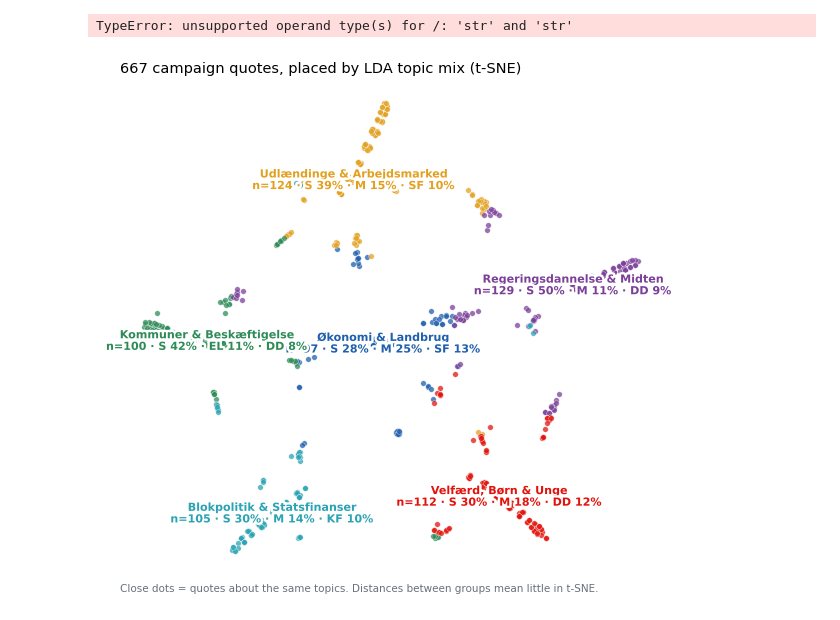
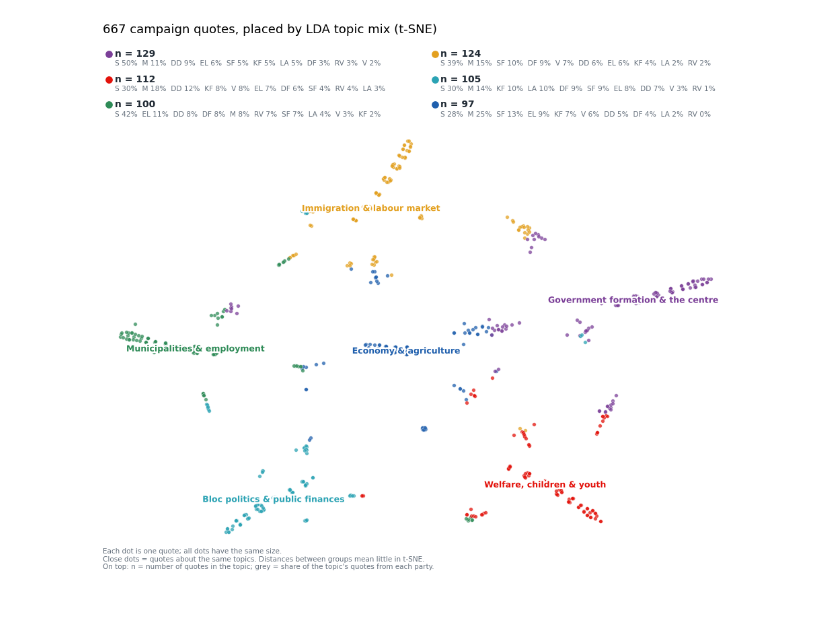
Before and after one commit to Signedue/Politics-Network, a Jupyter notebook: notebooks/HvadDeSiger/HvadDeSiger.ipynb, the cells around one changed output. Drawn from its saved outputs; the diff is of its cells as text; code cells hidden in the pictures.

```diff
--- a/notebooks/HvadDeSiger/HvadDeSiger.ipynb
+++ b/notebooks/HvadDeSiger/HvadDeSiger.ipynb
@@ -1,5 +1,5 @@
 # %%
-# --- t-SNE of the campaign quotes (LDA), same as the atlas – static version ---
+# --- t-SNE of the campaign quotes (LDA), same as the atlas – static version (English) ---
 import ast
 from pathlib import Path
 import numpy as np
@@ -10,9 +10,10 @@ from sklearn.feature_extraction.text import CountVectorizer
 from sklearn.decomposition import LatentDirichletAllocation
 from sklearn.manifold import TSNE
 
+project_root = Path("/Users/salmahirsi/Documents/GitHub/Politics-Network")
 
 # 1. Same data, stopwords and LDA as tfidf.ipynb, so the topics are the atlas topics
-df = pd.read_csv("/Users/salmahirsi/Documents/GitHub/Politics-Network/data/tokenized_citater.csv")
+df = pd.read_csv(project_root / "data" / "tokenized_citater.csv")
 df["tokens"] = df["tokens"].apply(lambda v: ast.literal_eval(v) if isinstance(v, str) else [])
 df = df.dropna(subset=["parti"])
 df = df[df["tokens"].map(len) > 0]
@@ -24,45 +25,63 @@ custom_stopwords = ["sige", "mene", "udtale", "spørge", "svare", "fortælle", "
     "lidt", "meget", "mange", "flere", "ny", "nyt", "nye", "dansk", "danmark", "parti", "partier", "politik", "politisk",
     "valgkamp", "valg", "folketingsvalg", "folk", "ting", "sag", "måde", "dag", "år", "gang", "tid", "del", "spørgsmål",
     "mette", "frederiksen", "lars", "løkke", "rasmussen", "jakob", "ellemann", "jensen", "søren", "pape", "poulsen",
     "pia", "olsen", "dyhr", "inger", "støjberg", "alex", "vanopslagh", "sofie", "carsten", "nielsen", "mai",
     "villadsen", "morten", "messerschmidt", "pernille", "vermund", "franciska", "rosenkilde"]
 df_lda = df[df["parti"].isin(valid_parties)].copy()
 df_lda = df_lda[df_lda["tokens"].map(len) >= 5].reset_index(drop=True)
 count_vec = CountVectorizer(min_df=5, max_df=0.50, stop_words=custom_stopwords)
 dtm = count_vec.fit_transform(df_lda["tokens"].apply(" ".join))
 lda = LatentDirichletAllocation(n_components=6, random_state=42, max_iter=25)
 theta = lda.fit_transform(dtm)
 theta = theta / theta.sum(1, keepdims=True)
 df_lda["emne"] = theta.argmax(1)
 
-EMNER = ["Økonomi & Landbrug", "Udlændinge & Arbejdsmarked", "Kommuner & Beskæftigelse",
-         "Regeringsdannelse & Midten", "Velfærd, Børn & Unge", "Blokpolitik & Statsfinanser"]
+TOPICS = ["Economy & agriculture", "Immigration & labour market", "Municipalities & employment",
+          "Government formation & the centre", "Welfare, children & youth", "Bloc politics & public finances"]
 EMNE_FARVER = ["#1F5FAD", "#E3A01F", "#2E8B57", "#7B3F98", "#E3120B", "#2BA3B4"]          # atlas colours
 
 # 2. t-SNE exactly as in the atlas: Hellinger distance = Euclidean distance on sqrt(theta)
 xy = TSNE(n_components=2, perplexity=min(30, (len(df_lda) - 1) / 3), metric="euclidean", init="pca",
           learning_rate="auto", random_state=42).fit_transform(np.sqrt(theta))
 df_lda["x"], df_lda["y"] = xy[:, 0], xy[:, 1]
 
-# 3. Draw: topic name, n and the 3 parties that say most, written on each topic's main group
-fig, ax = plt.subplots(figsize=(7, 6.4))
+# 3. Draw: topic legend with all numbers on top, the labelled map below
+orden = list(df_lda["emne"].value_counts().index)                       # largest topic first
+N = len(df_lda)
+andel = pd.crosstab(df_lda["emne"], df_lda["parti"], normalize="index")
+fig = plt.figure(figsize=(12, 9.6))
+gs = fig.add_gridspec(2, 1, height_ratios=[0.2, 1], hspace=0.0)
+top, ax = fig.add_subplot(gs[0]), fig.add_subplot(gs[1])
+
+# top: one entry per topic – small dot + name, share of all quotes, and who says it
+top.axis("off"); top.set_xlim(-0.01, 2.1); top.set_ylim(-0.05, 1)
+for k, i in enumerate(orden):
+    x, y = 1.1 * (k % 2), 0.9 - 0.32 * (k // 2)
+    n = int((df_lda["emne"] == i).sum())
+    top.scatter(x + 0.01, y, s=45, color=EMNE_FARVER[i])
+    top.text(x + 0.03, y, f"n = {n}", fontsize=10, fontweight="bold", color="#1f2933", va="center")
+    hvem = andel.loc[i].sort_values(ascending=False)
+    top.text(x + 0.03, y - 0.12, "  ".join(f"{p} {v:.0%}" for p, v in hvem.items()), fontsize=7.6,
+             color="#66717d", va="center")
+
+# map (as before: topic names written on the groups)
 for i, f in enumerate(EMNE_FARVER):
     d = df_lda[df_lda["emne"] == i]
     ax.scatter(d["x"], d["y"], s=16, color=f, alpha=0.75, linewidths=0.3, edgecolors="white")
     kerne = d.loc[((d[["x", "y"]] - d[["x", "y"]].median()) ** 2).sum(1).nsmallest(max(5, len(d) // 3)).index]
-    top = d["parti"].value_counts(normalize=True).head(3)
-    ax.text(kerne["x"].median(), kerne["y"].median(),
-            f"{EMNER[i]}\nn={len(d)} · " + " · ".join(f"{p} {v:.0%}" for p, v in top.items()),
-            ha="center", va="center", fontsize=8, fontweight="bold", color=f,
-            path_effects=[pe.withStroke(linewidth=3.5, foreground="white")])
+    ax.text(kerne["x"].median(), kerne["y"].median(), TOPICS[i], ha="center", va="center", fontsize=9,
+            fontweight="bold", color=f, path_effects=[pe.withStroke(linewidth=3.5, foreground="white")])
+ax.margins(x=0.03, y=0.03)
 ax.set_xticks([]); ax.set_yticks([])
-for s in ax.spines.values():
-    s.set_visible(False)
-ax.set_title(f"{len(df_lda)} campaign quotes, placed by LDA topic mix (t-SNE)", fontsize=10.5, loc="left")
-ax.text(0, -0.02, "Close dots = quotes about the same topics. Distances between groups mean little in t-SNE.",
+for s_ in ax.spines.values():
+    s_.set_visible(False)
+ax.text(0, -0.01, "Each dot is one quote; all dots have the same size.\n"
+        "Close dots = quotes about the same topics. Distances between groups mean little in t-SNE.\n"
+        "On top: n = number of quotes in the topic; grey = share of the topic's quotes from each party.",
         transform=ax.transAxes, fontsize=7.5, color="#66717d", va="top")
+
+fig.suptitle(f"{N} campaign quotes, placed by LDA topic mix (t-SNE)", fontsize=13, x=0.125, ha="left", y=0.915)
 fig.savefig(project_root / "docs" / "assets" / "figures" / "fig_citater_tsne.png", dpi=300, bbox_inches="tight")
 plt.show()
 # %% [output]
-TypeError: unsupported operand type(s) for /: 'str' and 'str'
-[figure, old version]
+[figure, new version]
```
Also changed, not shown: parts of 3 cells of this notebook, 6 other files.
